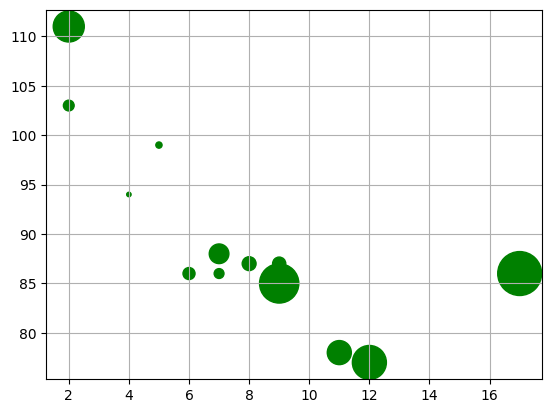
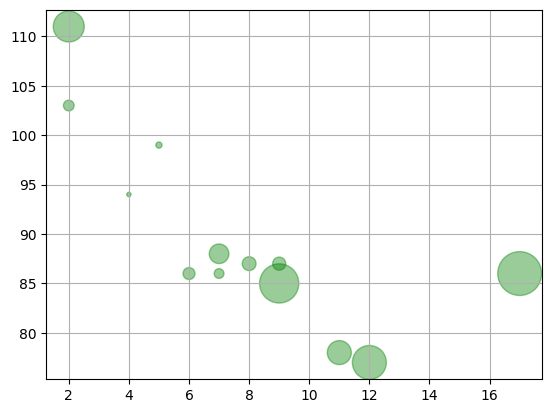
The change to this notebook cell's code, shown as a diff; its figure went from the first image to the second:
--- before
+++ after
@@ -1,5 +1,5 @@
 sizes = np.array([20,50,100,200,500,1000,60,90,10,300,600,800,75])
 
-plt.scatter(x, y, color='green', s=sizes)
+plt.scatter(x, y, color='green', s=sizes, alpha=0.4)
 plt.grid()
 plt.show()

Commit: Advanced_Plot